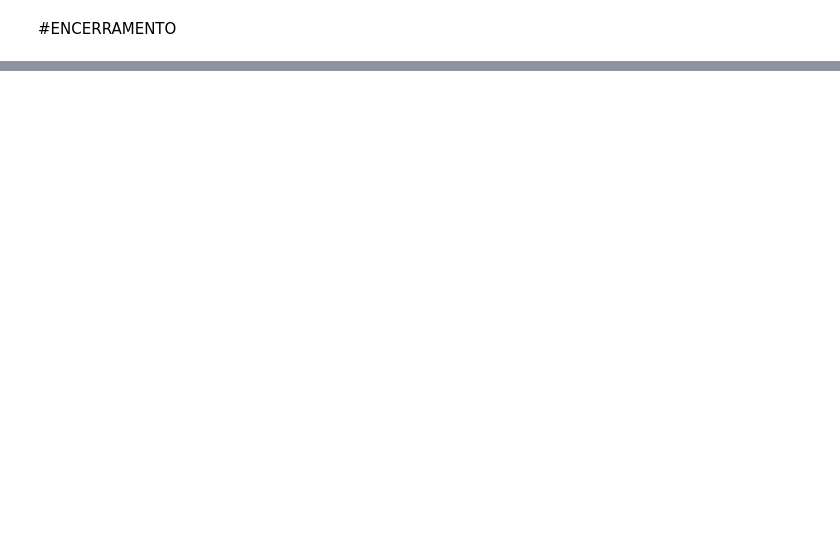
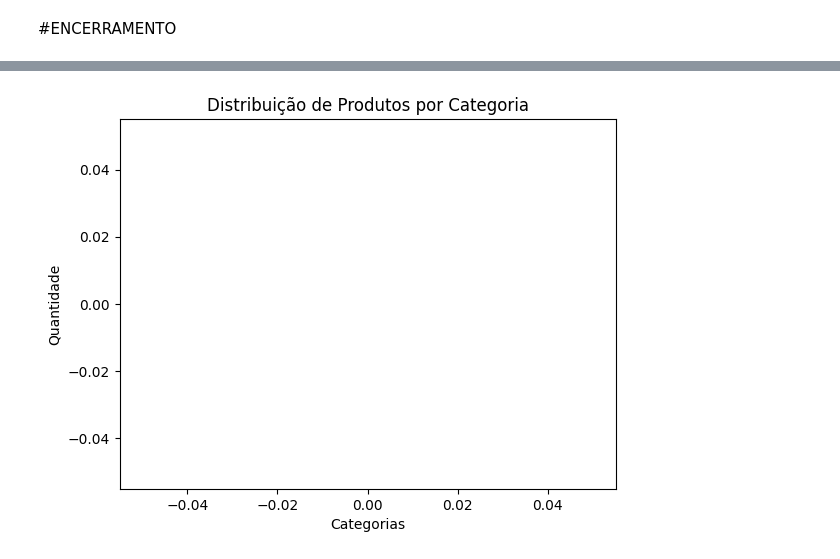
Before and after one commit to gabrielbf15-nuvem/Projeto_2026, a Jupyter notebook: LINGUAGEM_DE_PROGRAMAÇÃO.ipynb, the cells around one changed output, grey strips where cells are left out. Drawn from its saved outputs; the diff is of its cells as text; code cells hidden in the pictures; blank space fills up the shorter version.

```diff
--- a/LINGUAGEM_DE_PROGRAMAÇÃO.ipynb
+++ b/LINGUAGEM_DE_PROGRAMAÇÃO.ipynb
@@ -296,0 +291,3 @@ qtd_de_vendas = 0
+# %%
+catalogo = []
+categorias = []
@@ -296,0 +331,17 @@ qtd_de_vendas = 0
+# %%
+import matplotlib.pyplot as plt
+
+categorias_unicas = list(set(categorias))
+categorias_unicas.sort()
+
+contagem = [categorias.count(categoria) for categoria in categorias_unicas]
+
+# O segundo argumento deve ser a lista de valores (contagem)
+# O parâmetro de cor deve ser especificado como color='royalblue'
+plt.bar(categorias_unicas, contagem, color='royalblue')
+plt.xlabel('Categorias')
+plt.ylabel('Quantidade')
+plt.title('Distribuição de Produtos por Categoria')
+plt.show()
+# %% [output]
+[figure, added]
```
Also changed, not shown: parts of 99 cells of this notebook.
